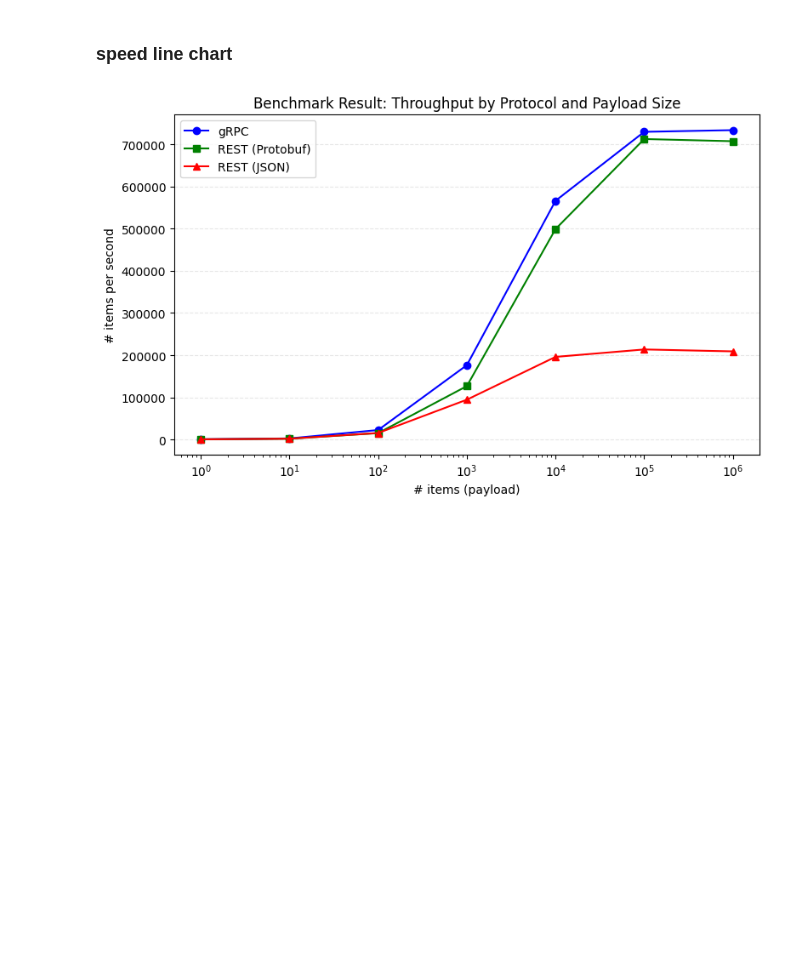
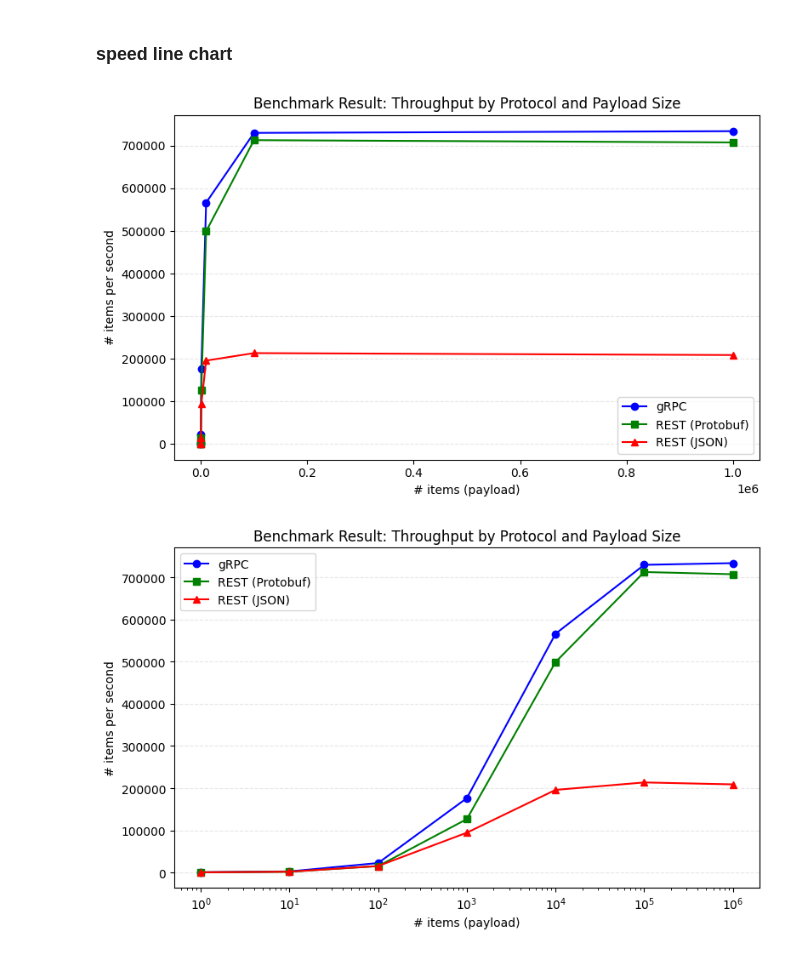
Before and after one commit to haochencoding/benchmark_grpc_proto_rest_json, a Jupyter notebook: data_analysis.ipynb, the cells around one changed output. Cells and saved outputs as stored; diff of their text form; code cells hidden in the pictures; blank space fills up the shorter version.

```diff
--- a/data_analysis.ipynb
+++ b/data_analysis.ipynb
@@ -479,6 +479,25 @@ summary_df
 | 20 | rest_proto | 1000000 | 100 | 1.412932e+09 | 707881.714565 | 69129.073688 | ... |
 # %% [markdown]
 ### speed line chart
+# %%
+import matplotlib.pyplot as plt
+pivot = summary_df.pivot(index='size', columns='protocol', values='mean_items_per_s_total_runtime').sort_index()
+
+plt.figure(figsize=(8,5))
+plt.plot(pivot.index, pivot['grpc'], marker='o', label='gRPC', color='blue')
+plt.plot(pivot.index, pivot['rest_proto'], marker='s', label='REST (Protobuf)', color='green')
+plt.plot(pivot.index, pivot['rest_json'],  marker='^', label='REST (JSON)',  color='red')
+
+# plt.xscale('log')
+plt.xlabel('# items (payload)')
+plt.ylabel('# items per second')
+plt.title('Benchmark Result: Throughput by Protocol and Payload Size')
+plt.legend()
+plt.grid(True, axis='y', ls='--', alpha=0.3)
+plt.tight_layout()
+plt.show()
+# %% [output]
+[figure, added]
 # %%
 import matplotlib.pyplot as plt
 pivot = summary_df.pivot(index='size', columns='protocol', values='mean_items_per_s_total_runtime').sort_index()
```
Also changed, not shown: parts of 3 cells of this notebook.
